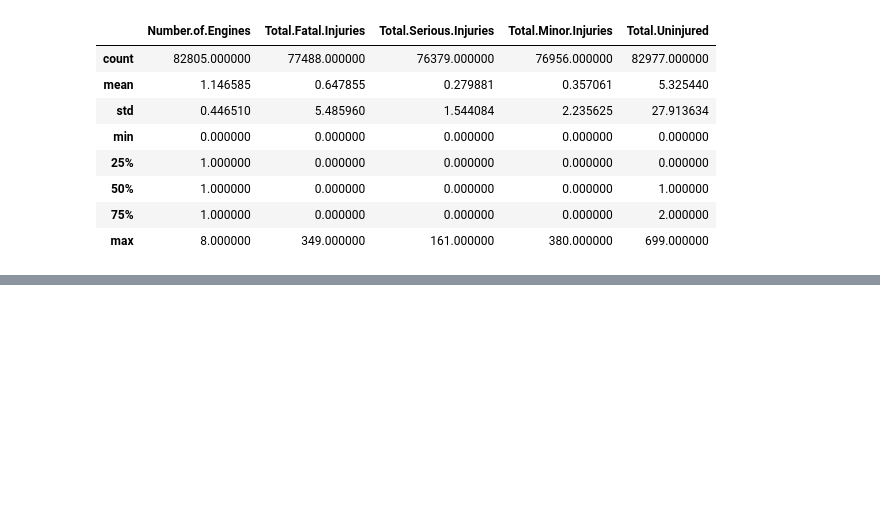
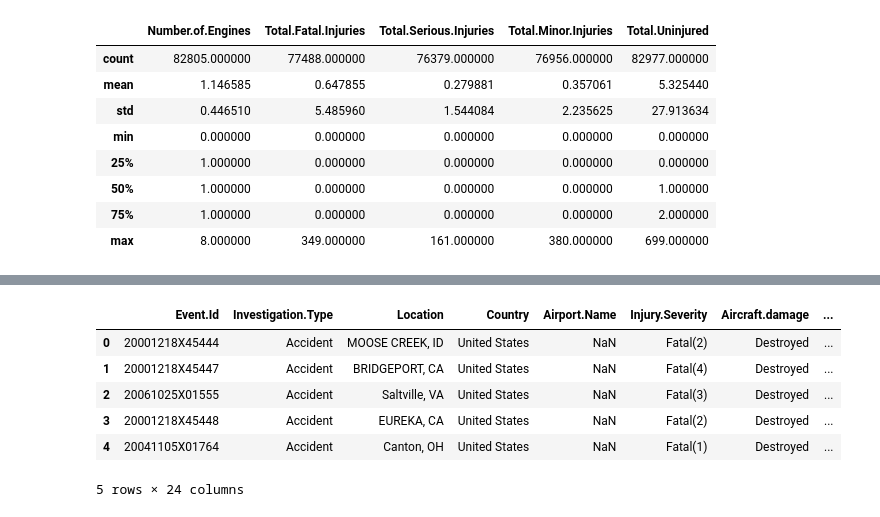
Before and after one commit to Masinde10/Masinde-Victor-dsc-10-Phase1-project, a Jupyter notebook: student.ipynb, the cells around one changed output, grey strips where cells are left out. Cells and saved outputs as stored; diff of their text form; code cells hidden in the pictures; blank space fills up the shorter version.

```diff
--- a/student.ipynb
+++ b/student.ipynb
@@ -104,0 +108,3 @@ Name: Country, Length: 219, dtype: int64
+# %%
+#Remove duplicate rows
+df.drop_duplicates(inplace=True)
@@ -104,0 +120,3 @@ Name: Country, Length: 219, dtype: int64
+# %%
+#Drop irrelevant columns to our survey.
+df.drop(columns=['Latitude', 'Longitude', 'Airport.Code', 'FAR.Description','Schedule', 'Accident.Number', 'Event.Date'], inplace=True)
@@ -104,0 +157,12 @@ Name: Country, Length: 219, dtype: int64
+# %%
+#Replace NaN values with mean of the columns.
+df.fillna(df.mean(), inplace=True)
+df.head()
+# %% [output]
+|  | Event.Id | Investigation.Type | Location | Country | Airport.Name | Injury.Severity | Aircraft.damage | ... |
+| 0 | 20001218X45444 | Accident | MOOSE CREEK, ID | United States | NaN | Fatal(2) | Destroyed | ... |
+| 1 | 20001218X45447 | Accident | BRIDGEPORT, CA | United States | NaN | Fatal(4) | Destroyed | ... |
+| 2 | 20061025X01555 | Accident | Saltville, VA | United States | NaN | Fatal(3) | Destroyed | ... |
+| 3 | 20001218X45448 | Accident | EUREKA, CA | United States | NaN | Fatal(2) | Destroyed | ... |
+| 4 | 20041105X01764 | Accident | Canton, OH | United States | NaN | Fatal(1) | Destroyed | ... |
+5 rows × 24 columns
```
Also changed, not shown: parts of 21 cells of this notebook.
